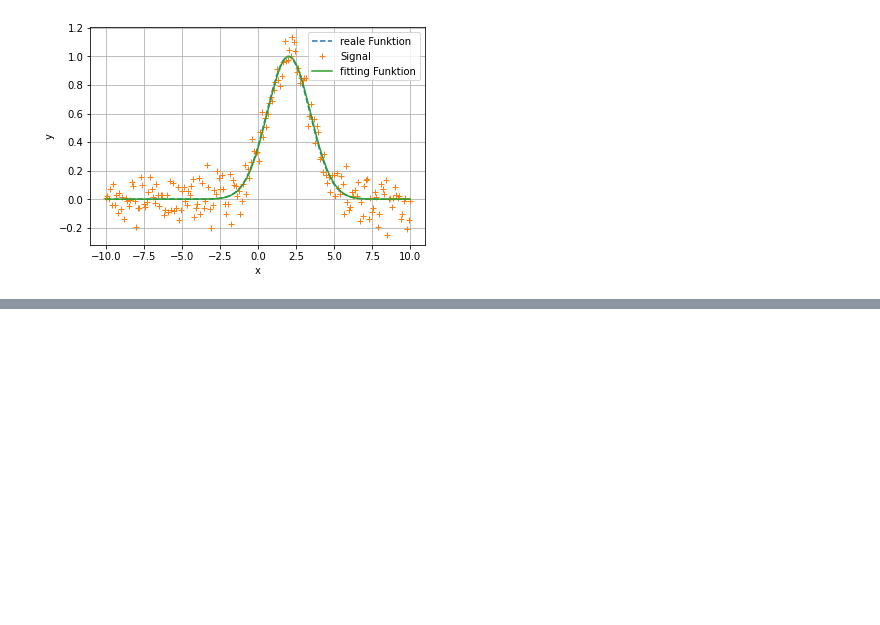
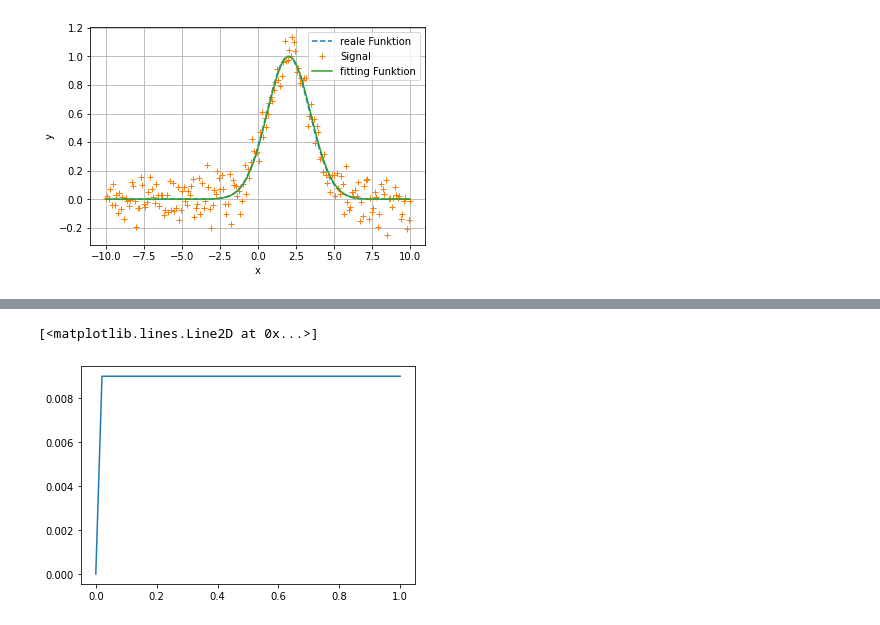
Before and after one commit to Max-Geiger/Simulation-technischer-Systeme-mit-Python, a Jupyter notebook: Formelsammlung.ipynb, the cells around one changed output, grey strips where cells are left out. Cells and saved outputs as stored; diff of their text form; code cells hidden in the pictures; blank space fills up the shorter version.

```diff
--- a/Formelsammlung.ipynb
+++ b/Formelsammlung.ipynb
@@ -335,3 +458,18 @@ def func_duffing(t,y):
+# %%
+
+# ODE Solver mit odint (Ordnung größer 1)
+def func1(y,t):
+    R = 1000
+    L = 0.1
+    U = -9
+    return -R/L*y-U/L
+
+t = np.linspace(0, 1, 50)
+sol1 = odeint(func1, 0, t)
+plt.plot(t,sol1[:, 0],label='approximiert')
+# %% [output]
+[<matplotlib.lines.Line2D at 0x...>]
+[figure, added]
 # %%
 # fft
 X_dft2 = np.fft.fft(y)
```
Also changed, not shown: parts of 21 cells of this notebook.
